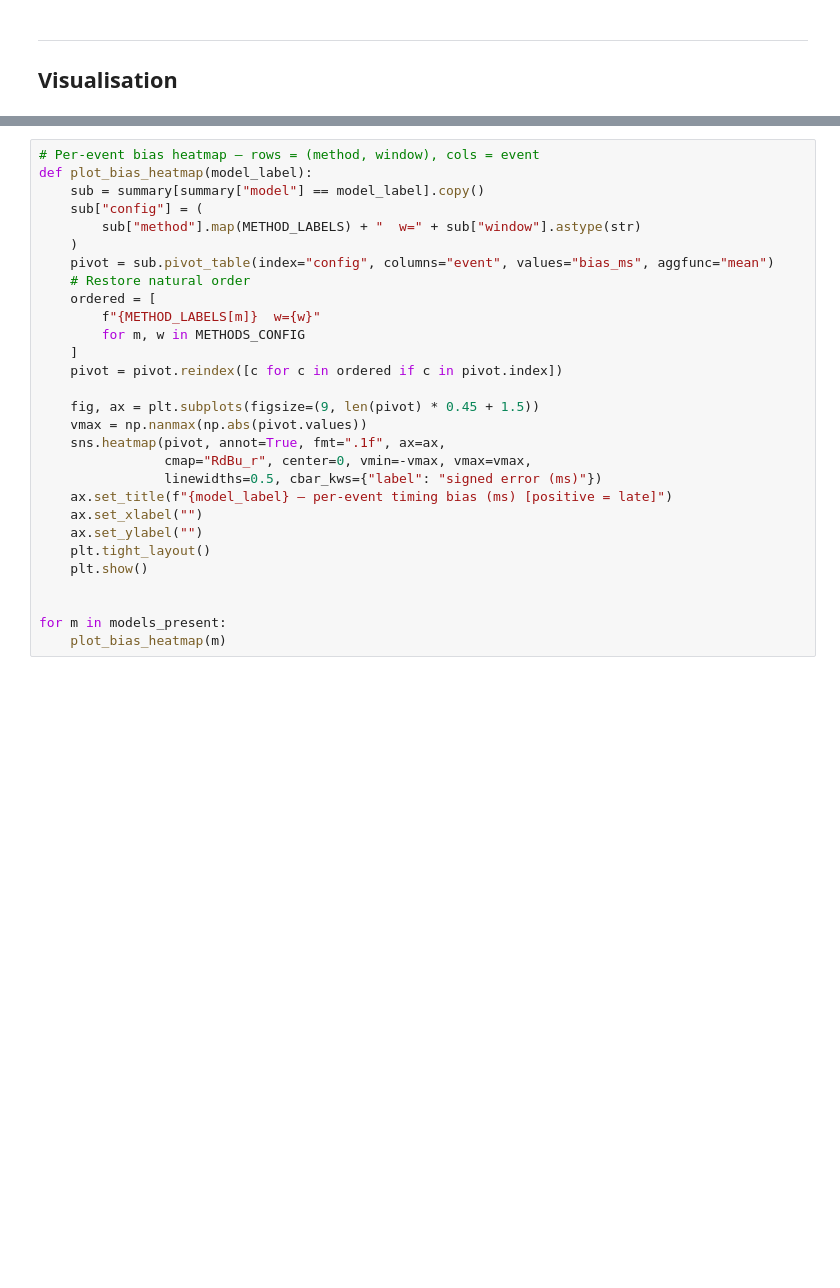
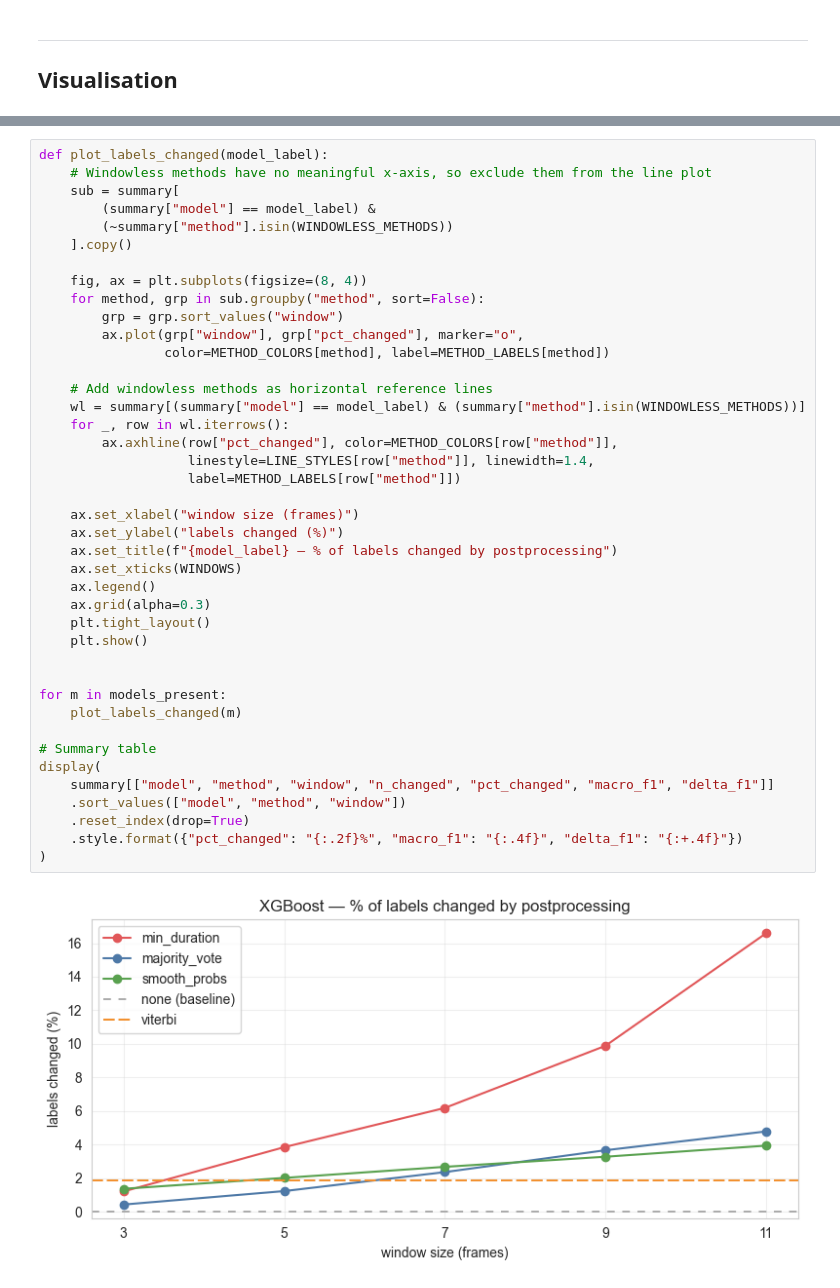
Before and after one commit to mlubneuskaya/running, a Jupyter notebook: notebooks/compare_postprocessing.ipynb, the cells around one changed output, grey strips where cells are left out. Drawn from its saved outputs; the diff is of its cells as text; blank space fills up the shorter version.

```diff
--- a/notebooks/compare_postprocessing.ipynb
+++ b/notebooks/compare_postprocessing.ipynb
@@ -495,29 +671,43 @@ _plot_metric(agg, models_present, "macro_f1",
 # %%
-# Per-event bias heatmap — rows = (method, window), cols = event
-def plot_bias_heatmap(model_label):
-    sub = summary[summary["model"] == model_label].copy()
-    sub["config"] = (
-        sub["method"].map(METHOD_LABELS) + "  w=" + sub["window"].astype(str)
-    )
-    pivot = sub.pivot_table(index="config", columns="event", values="bias_ms", aggfunc="mean")
-    # Restore natural order
-    ordered = [
-        f"{METHOD_LABELS[m]}  w={w}"
-        for m, w in METHODS_CONFIG
-    ]
-    pivot = pivot.reindex([c for c in ordered if c in pivot.index])
+def plot_labels_changed(model_label):
+    # Windowless methods have no meaningful x-axis, so exclude them from the line plot
+    sub = summary[
+        (summary["model"] == model_label) &
+        (~summary["method"].isin(WINDOWLESS_METHODS))
+    ].copy()
 
-    fig, ax = plt.subplots(figsize=(9, len(pivot) * 0.45 + 1.5))
-    vmax = np.nanmax(np.abs(pivot.values))
-    sns.heatmap(pivot, annot=True, fmt=".1f", ax=ax,
-                cmap="RdBu_r", center=0, vmin=-vmax, vmax=vmax,
-                linewidths=0.5, cbar_kws={"label": "signed error (ms)"})
-    ax.set_title(f"{model_label} — per-event timing bias (ms) [positive = late]")
-    ax.set_xlabel("")
-    ax.set_ylabel("")
+    fig, ax = plt.subplots(figsize=(8, 4))
+    for method, grp in sub.groupby("method", sort=False):
+        grp = grp.sort_values("window")
+        ax.plot(grp["window"], grp["pct_changed"], marker="o",
+                color=METHOD_COLORS[method], label=METHOD_LABELS[method])
+
+    # Add windowless methods as horizontal reference lines
+    wl = summary[(summary["model"] == model_label) & (summary["method"].isin(WINDOWLESS_METHODS))]
+    for _, row in wl.iterrows():
+        ax.axhline(row["pct_changed"], color=METHOD_COLORS[row["method"]],
+                   linestyle=LINE_STYLES[row["method"]], linewidth=1.4,
+                   label=METHOD_LABELS[row["method"]])
+
+    ax.set_xlabel("window size (frames)")
+    ax.set_ylabel("labels changed (%)")
+    ax.set_title(f"{model_label} — % of labels changed by postprocessing")
+    ax.set_xticks(WINDOWS)
+    ax.legend()
+    ax.grid(alpha=0.3)
     plt.tight_layout()
     plt.show()
 
 
 for m in models_present:
-    plot_bias_heatmap(m)
+    plot_labels_changed(m)
+
+# Summary table
+display(
+    summary[["model", "method", "window", "n_changed", "pct_changed", "macro_f1", "delta_f1"]]
+    .sort_values(["model", "method", "window"])
+    .reset_index(drop=True)
+    .style.format({"pct_changed": "{:.2f}%", "macro_f1": "{:.4f}", "delta_f1": "{:+.4f}"})
+)
+# %% [output]
+[figure, added]
```
Also changed, not shown: parts of 24 cells of this notebook, 7 other files.
